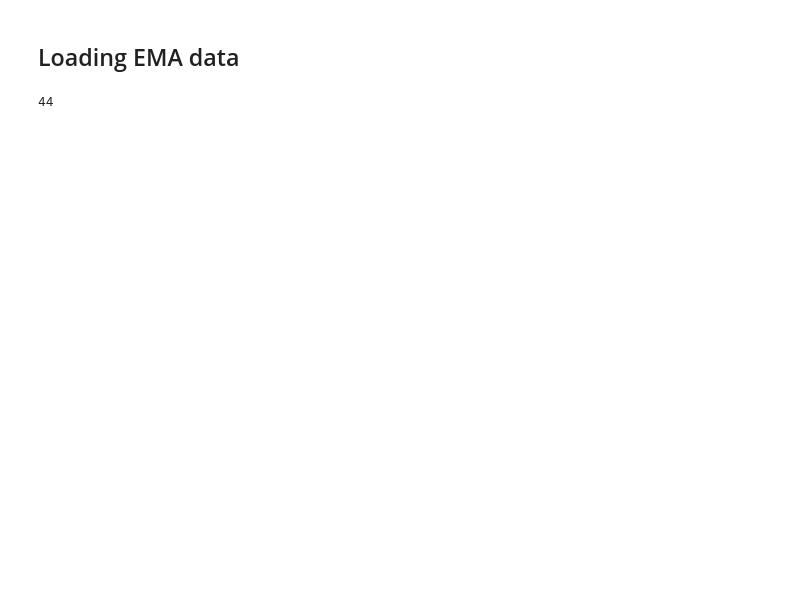
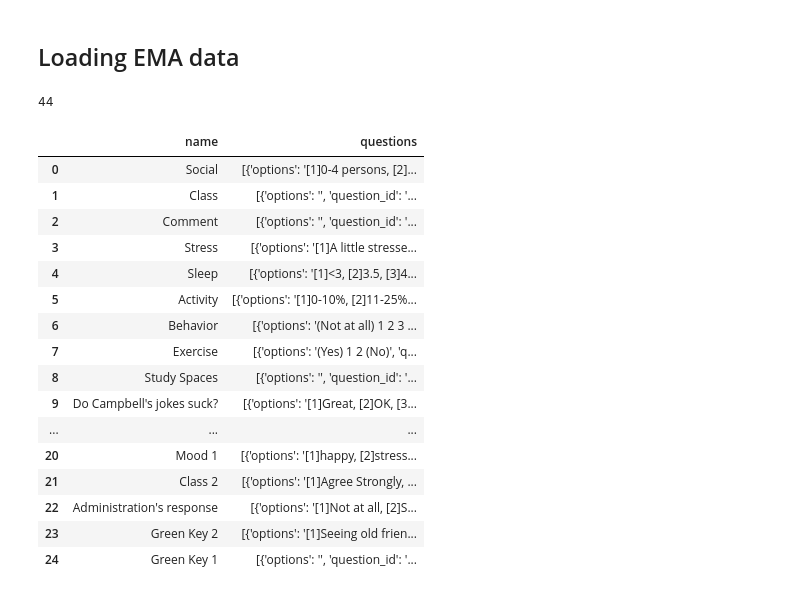
Before and after one commit to SLTTL/StudentLifeDS, a Jupyter notebook: dataload.ipynb, the cells around one changed output. Drawn from its saved outputs; the diff is of its cells as text; code cells hidden in the pictures; blank space fills up the shorter version.

```diff
--- a/dataload.ipynb
+++ b/dataload.ipynb
@@ -84,9 +83,29 @@ len(uids)
 # %%
 '''
 EMA definitions
 '''
 files = os.listdir(path_ema)
-df_EMA_def = pd.read_json(path_ema + '/' + files[0])
+df_EMA_def = pd.read_json(path_ema + '/' + 'EMA_definition.json')
+df_EMA_def
+# df_EMA_def.iloc[7]['questions']
+# %% [output]
+|  | name | questions |
+| 0 | Social | [{'options': '[1]0-4 persons, [2]... |
+| 1 | Class | [{'options': '', 'question_id': '... |
+| 2 | Comment | [{'options': '', 'question_id': '... |
+| 3 | Stress | [{'options': '[1]A little stresse... |
+| 4 | Sleep | [{'options': '[1]<3, [2]3.5, [3]4... |
+| 5 | Activity | [{'options': '[1]0-10%, [2]11-25%... |
+| 6 | Behavior | [{'options': '(Not at all) 1 2 3 ... |
+| 7 | Exercise | [{'options': '(Yes) 1 2 (No)', 'q... |
+| 8 | Study Spaces | [{'options': '', 'question_id': '... |
+| 9 | Do Campbell's jokes suck? | [{'options': '[1]Great, [2]OK, [3... |
+| ... | ... | ... |
+| 20 | Mood 1 | [{'options': '[1]happy, [2]stress... |
+| 21 | Class 2 | [{'options': '[1]Agree Strongly, ... |
+| 22 | Administration's response | [{'options': '[1]Not at all, [2]S... |
+| 23 | Green Key 2 | [{'options': '[1]Seeing old frien... |
+| 24 | Green Key 1 | [{'options': '', 'question_id': '... |
 # %%
 '''
 Loading stress files
```
Also changed, not shown: parts of 18 cells of this notebook.
